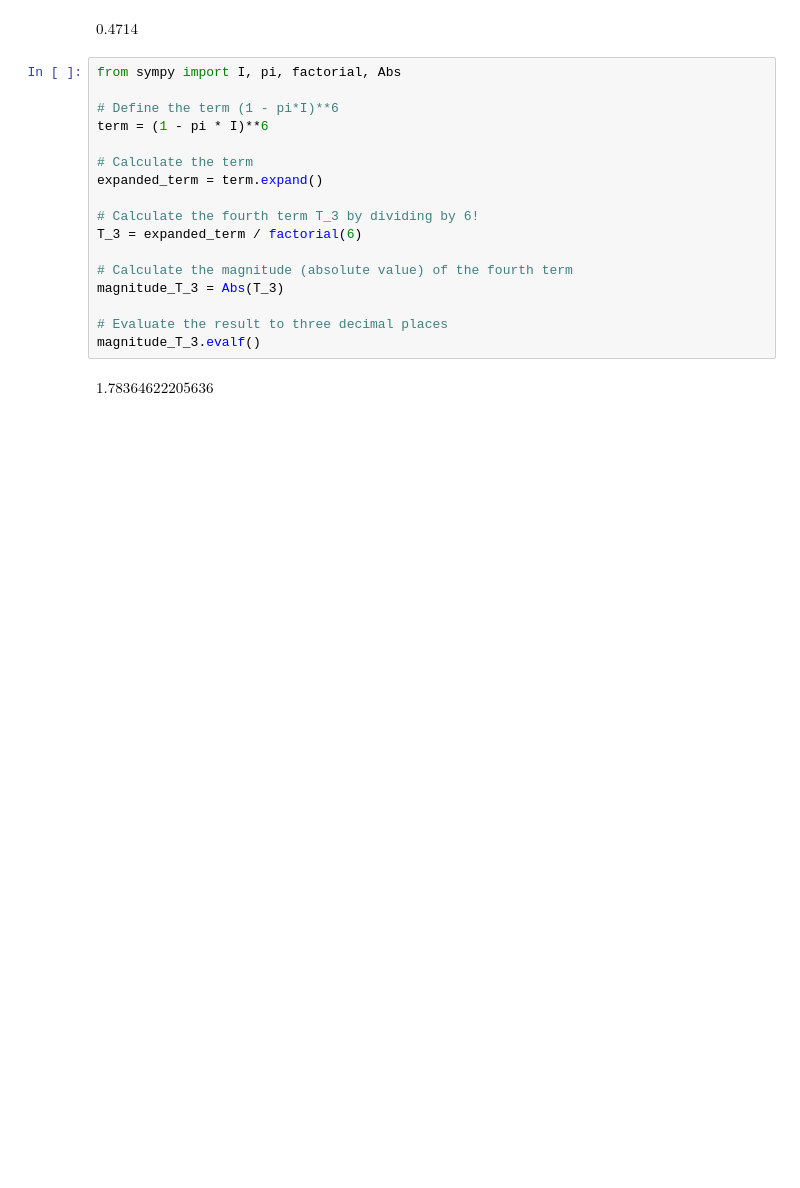
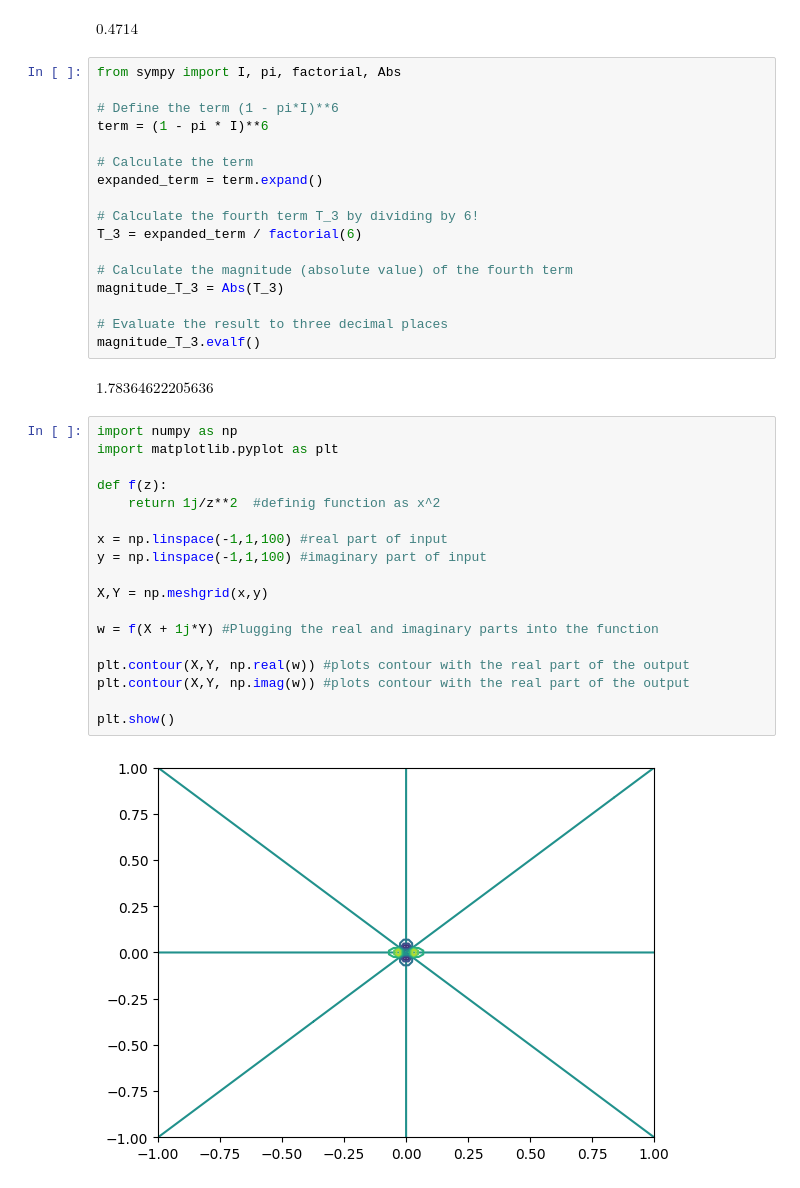
Before and after one commit to zhatz111/Data-Science-Masters, a Jupyter notebook: Multivariable and Complex Analysis/homework.ipynb, the cells around one changed output. Drawn from its saved outputs; the diff is of its cells as text; blank space fills up the shorter version.

```diff
--- a/Multivariable and Complex Analysis/homework.ipynb
+++ b/Multivariable and Complex Analysis/homework.ipynb
@@ -535,3 +535,23 @@ magnitude_T_3 = Abs(T_3)
 magnitude_T_3.evalf()
 # %% [output]
 $\displaystyle 1.78364622205636$
+# %%
+import numpy as np
+import matplotlib.pyplot as plt
+
+def f(z):
+    return 1j/z**2  #definig function as x^2
+
+x = np.linspace(-1,1,100) #real part of input
+y = np.linspace(-1,1,100) #imaginary part of input
+
+X,Y = np.meshgrid(x,y)
+
+w = f(X + 1j*Y) #Plugging the real and imaginary parts into the function
+
+plt.contour(X,Y, np.real(w)) #plots contour with the real part of the output
+plt.contour(X,Y, np.imag(w)) #plots contour with the real part of the output
+
+plt.show()
+# %% [output]
+[figure, added]
```
Also changed, not shown: parts of 2 cells of this notebook, 4 other files.
